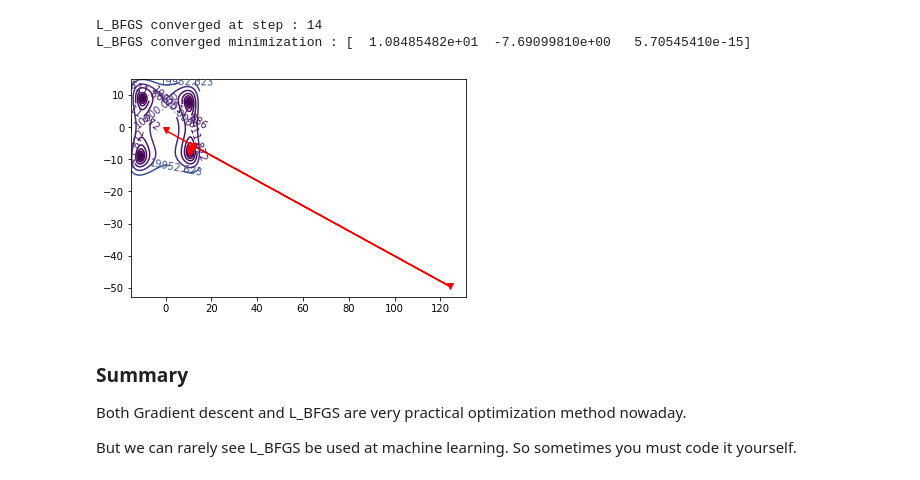
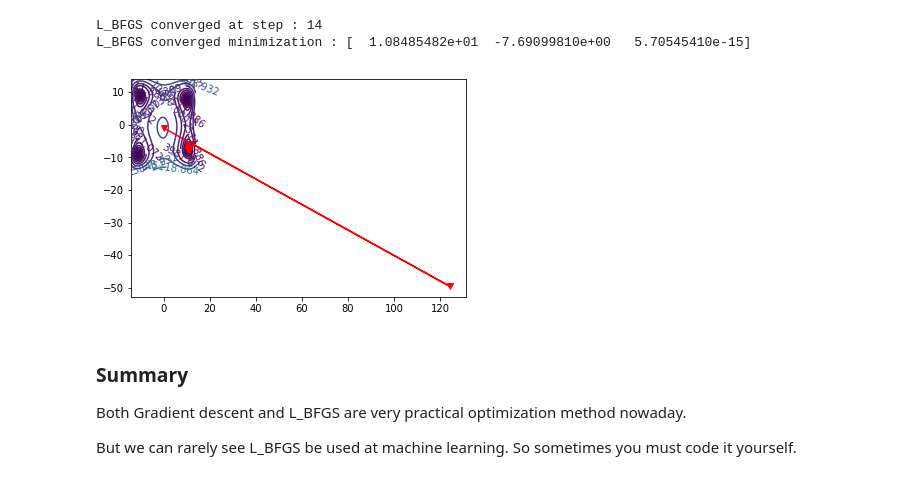
Before and after one commit to qinhy/python_GPU_tutorial_reikna, a Jupyter notebook: Tutorial_4_optimizations.ipynb, the cells around one changed output. Saved outputs shown, nothing was run; the diff lists cells and outputs as text; code cells hidden in the pictures.

```diff
--- a/Tutorial_4_optimizations.ipynb
+++ b/Tutorial_4_optimizations.ipynb
@@ -43,7 +40,7 @@ f_np = lambdify((x,y), f, "numpy")
 
 'Plot the Test function'
 # Make data.
-paras=[-15, 15, 0.1]
+paras=[-14, 14, 0.1]
 X = np.arange(*paras)
 Y = np.arange(*paras)
 X, Y = np.meshgrid(X, Y)
@@ -56,7 +53,7 @@ ax.plot_surface(X, Y, Z, cmap=cm.coolwarm,linewidth=0, antialiased=False)
 plt.show()
 
 fig = plt.figure()
-cs=plt.contour(X, Y, Z, levels=10.0**np.arange(-2,5, 0.3) )
+cs=plt.contour(X, Y, Z, levels=10.0**np.arange(-2,5, 0.2) )
 plt.clabel(cs, inline=1, fontsize=10)
 plt.show()
 # %% [output]
@@ -152,7 +149,9 @@ plt.show()
 ## 7.L_BFGS
 2 to 6 method will introduce at the end
 # %%
-def L_BFGS(X_0,fun,Gradient,lr=0.9, memo=5, rho=0.5 ,sigma = 0.4,epsilon=1e-5,Maxepoch=5000):
+def L_BFGS(X_0,fun,Gradient,lr=0.9, memo=5, rho=0.5 ,sigma = 0.4,epsilon=1e-5, Maxepoch=5000, timing=False):
+    import time
+    start = time.time()
     norm = np.linalg.norm
     vals = X_0.copy()
     s = [];y = [];Rho = [];alpha = list(range(memo));beta = list(range(memo))
@@ -160,6 +159,8 @@ def L_BFGS(X_0,fun,Gradient,lr=0.9, memo=5, rho=0.5 ,sigma = 0.4,epsilon=1e-5,Ma
     for k in range(Maxepoch):
         gk = Gradient(*vals)
         if norm(gk) < epsilon: break
+        if timing : print('get Gradient cost(s):',time.time()-start);start = time.time()
+
         q = gk.copy()
 
         for i in range(len(s)-1,-1,-1):
@@ -188,14 +189,19 @@ def L_BFGS(X_0,fun,Gradient,lr=0.9, memo=5, rho=0.5 ,sigma = 0.4,epsilon=1e-5,Ma
 
         s.append(lr * dk)#1e-1 * dk)#rho**mk * dk)
         vals += s[-1].T[0]
+        if timing : print('L_BFGS process1 cost(s):',time.time()-start);start = time.time()
+        f0=fun(*vals)
+        if timing : print('get fun cost(s):',time.time()-start);start = time.time()
         y.append( Gradient(*vals) - gk )
+        if timing : print('L_BFGS Gradient2 cost(s):',time.time()-start);start = time.time()
         Rho.append( 1/np.sum(y[-1]*s[-1]) )
 #         print(f0)
 #         if mk==0:
 #             yield vals,f0
 #         else:
 #             yield vals,f1
-        yield vals,fun(*vals)
+        if timing : print('L_BFGS process2 cost(s):',time.time()-start);start = time.time()
+        yield vals,f0
 # %%
 np_toFloat = lambda x : np.asarray(x).astype(np.float32)
 processList=np.zeros((5001,3))
@@ -214,11 +220,11 @@ L_BFGS converged minimization : [  1.08485482e+01  -7.69099810e+00   5.70545410e
 # %%
 'Show how is it moving'
 fig = plt.figure()
-plt.clabel( plt.contour(X, Y, Z, levels=10.0**np.arange(-2,5, 0.3)), inline=1, fontsize=10)
+plt.clabel( plt.contour(X, Y, Z, levels=10.0**np.arange(-2,5, 0.2)), inline=1, fontsize=10)
 plt.plot(*processList.T[:2].tolist(), c='r', marker='v')
 plt.show()
 # %% [output]
-[figure, old version]
+[figure, new version]
 # %% [markdown]
 ### Summary
 Both Gradient descent and L_BFGS are very practical optimization method nowaday.
```
Also changed, not shown: parts of 28 cells of this notebook, 1 other file.
